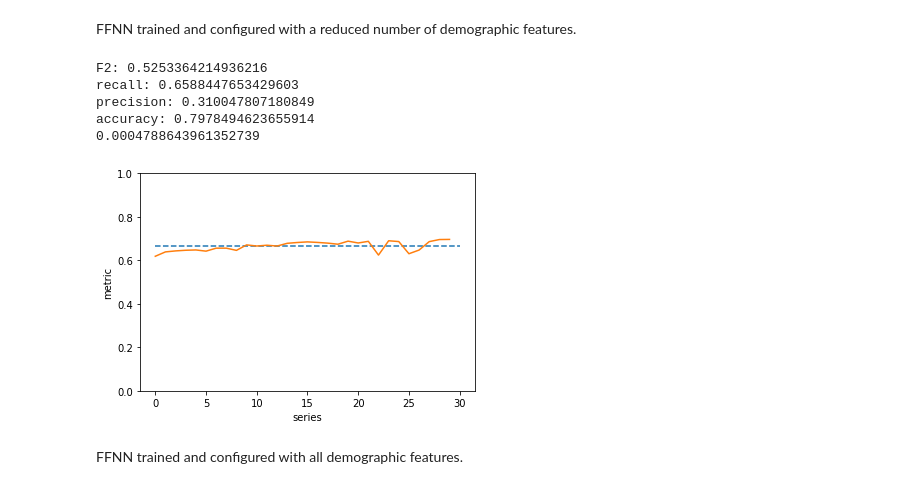
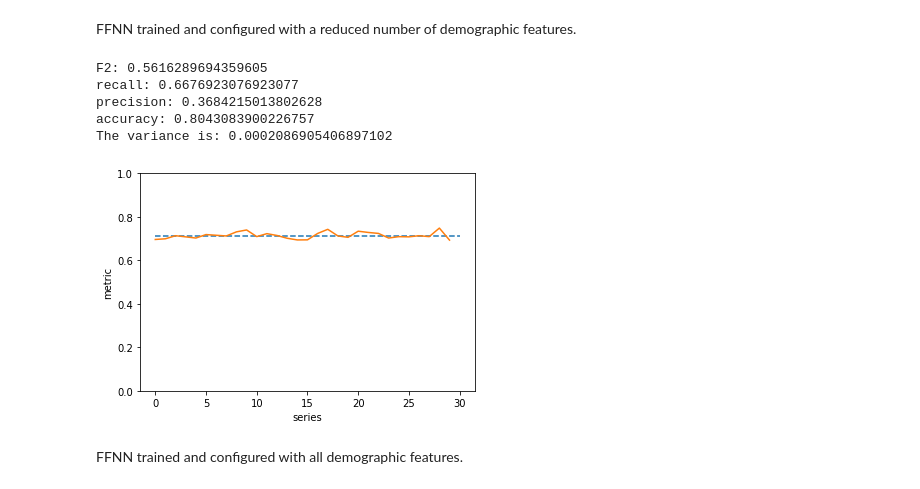
Before and after one commit to mrosasraya/Gentrification, a Jupyter notebook: Deep_Learning_Models.ipynb, the cells around one changed output. Drawn from its saved outputs; the diff is of its cells as text; code cells hidden in the pictures.

```diff
--- a/Deep_Learning_Models.ipynb
+++ b/Deep_Learning_Models.ipynb
@@ -341,27 +359,31 @@ complete_11_16 = pd.read_csv('drive/MyDrive/dataset_complete_11_16.csv')
 # %%
 # Normalize dataset
 scaler_R = preprocessing.MinMaxScaler()
-X_11R = reduced_11_16.drop(columns = ['SA1_MAINCO','Gentrified_11_16'], axis=1)
+X_11R = reduced_11_16.drop(columns = ['Unnamed: 0','SA1_MAINCO','Gentrified_11_16'], axis=1)
 X_11R[X_11R.columns] = scaler_R.fit_transform(X_11R)
 
 scaler_C = preprocessing.MinMaxScaler()
-X_11C = complete_11_16.drop(columns = ['SA1_MAINCO','Gentrified_11_16'], axis=1)
+X_11C = complete_11_16.drop(columns = ['Unnamed: 0','SA1_MAINCO','Gentrified_11_16'], axis=1)
 X_11C[X_11C.columns] = scaler_C.fit_transform(X_11C)
 
 # Split dataset
 X_11R_select, X_11R_test, y_11R_select, y_11R_test = train_test_split(X_11R,
                                                                     reduced_11_16['Gentrified_11_16'],
-                                                                    test_size=0.25)
+                                                                    test_size=0.10,
+                                                                    random_state=0)
 X_11R_train, X_11R_val, y_11R_train, y_11R_val = train_test_split(X_11R_select,
                                                                     y_11R_select,
-                                                                    test_size=0.25)
+                                                                    test_size=0.111,
+                                                                  random_state=0)
 
 X_11C_select, X_11C_test, y_11C_select, y_11C_test = train_test_split(X_11C,
                                                                     complete_11_16['Gentrified_11_16'],
-                                                                    test_size=0.25)
+                                                                    test_size=0.10,
+                                                                    random_state=0)
 X_11C_train, X_11C_val, y_11C_train, y_11C_val = train_test_split(X_11C_select,
                                                                     y_11C_select,
-                                                                    test_size=0.25)
+                                                                    test_size=0.111,
+                                                                  random_state=0)
 # %%
 # Class wights fixed to the proportion of positives and negtives
 
@@ -374,48 +396,48 @@ FFNN trained and configured with a reduced number of demographic features.
 # %%
 model = Sequential()
 model.add(Dense(105, input_dim = X_11R_train.shape[1], activation='selu'))
 model.add(Dense(105, activation='selu'))
-model.add(Dropout(0.3))
+model.add(Dropout(0.4))
 model.add(Dense(105, activation='selu'))
-model.add(Dropout(0.3))
+model.add(Dropout(0.4))
 model.add(Dense(105, activation='selu'))
 model.add(Dense(1, activation='sigmoid'))
 
 model.compile(loss='binary_crossentropy',
               optimizer='adam',
               metrics=metrics,)
 
-precision2_11 = []
-acc2_11 = []
-f22_11 = []
-recall2_11 = []
-for i in range(30):
+precision_11R = []
+acc_11R = []
+f2_11R = []
+recall_11R = []
+for i in range(10):
 
   history = model.fit(x=X_11R_select,
                     y=y_11R_select,
                     epochs=50,
                     batch_size=2000,
                     class_weight=cw_11,
                     verbose=0)
 
-  f22_11.append(met.fbeta_score(y_11R_test, model.predict(X_11R_test).round(), beta=2))
-  recall2_11.append(met.recall_score(y_11R_test, model.predict(X_11R_test).round()))
-  precision2_11.append(met.precision_score(y_11R_test, model.predict(X_11R_test).round()))
-  acc2_11.append(met.accuracy_score(y_11R_test, model.predict(X_11R_test).round()))
+  f2_11R.append(met.fbeta_score(y_11R_test, model.predict(X_11R_test).round(), beta=2))
+  recall_11R.append(met.recall_score(y_11R_test, model.predict(X_11R_test).round()))
+  precision_11R.append(met.precision_score(y_11R_test, model.predict(X_11R_test).round()))
+  acc_11R.append(met.accuracy_score(y_11R_test, model.predict(X_11R_test).round()))
 
-print('F2: ' + str(statistics.mean(f22_11)))
-print('recall: ' + str(statistics.mean(recall2_11)))
-print('precision: ' + str(statistics.mean(precision2_11)))
-print('accuracy: ' + str(statistics.mean(acc2_11)))
+print('F2: ' + str(statistics.mean(f2_11R)))
+print('recall: ' + str(statistics.mean(recall_11R)))
+print('precision: ' + str(statistics.mean(precision_11R)))
+print('accuracy: ' + str(statistics.mean(acc_11R)))
 
-plot_series(f22)
+plot_series(f2_11R)
 # %% [output]
-F2: 0.5253364214936216
-recall: 0.6588447653429603
-precision: 0.310047807180849
-accuracy: 0.7978494623655914
-0.0004788643961352739
+F2: 0.5616289694359605
+recall: 0.6676923076923077
+precision: 0.3684215013802628
+accuracy: 0.8043083900226757
+The variance is: 0.0002086905406897102
-[figure, old version]
+[figure, new version]
 # %% [markdown]
 FFNN trained and configured with all demographic features.
 # %%
```
Also changed, not shown: parts of 12 cells of this notebook, 1 other file.
